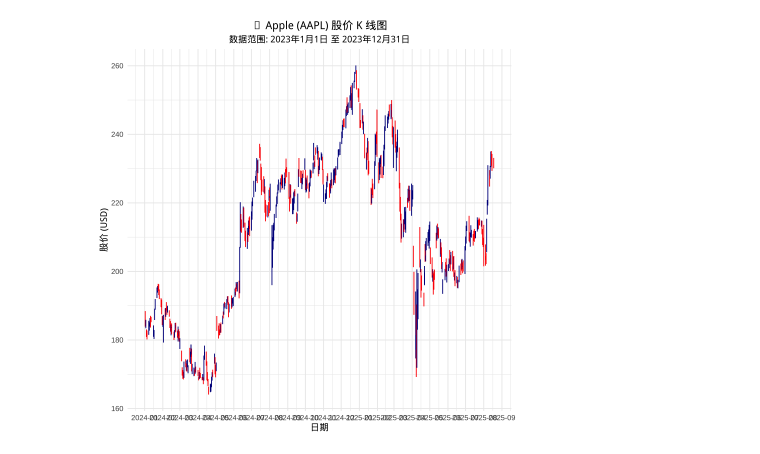
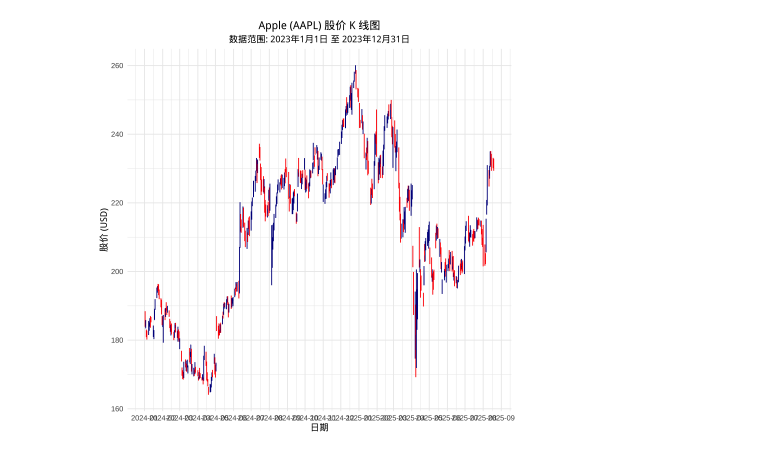
Before and after one commit to twn39/scinotebook, a Jupyter notebook: tidyquant.ipynb, the cells around one changed output. Cells and saved outputs as stored; diff of their text form; code cells hidden in the pictures.

```diff
--- a/tidyquant.ipynb
+++ b/tidyquant.ipynb
@@ -30,18 +48,18 @@ aapl_data <- tq_get("AAPL", from = "2024-01-01", to = "2025-12-31")
 # %%
 # 绘制 K 线图
 aapl_data %>%
   ggplot(aes(x = date, open = open, high = high, low = low, close = close)) +
   geom_candlestick() +
-  labs(title = "🍎 Apple (AAPL) 股价 K 线图",
+  labs(title = "Apple (AAPL) 股价 K 线图",
        subtitle = "数据范围: 2023年1月1日 至 2023年12月31日",
        x = "日期",
        y = "股价 (USD)") +
   theme_minimal() +
   scale_x_date(date_breaks = "1 month", date_labels = "%Y-%m") +
   theme(plot.title = element_text(hjust = 0.5, face = "bold"),
         plot.subtitle = element_text(hjust = 0.5))
 # %% [output]
-[figure, old version]
+[figure, new version]
 # %%
 aapl_data <- aapl_data %>%
   tq_mutate(select = close,
```
Also changed, not shown: parts of 4 cells of this notebook, 4 other files.
